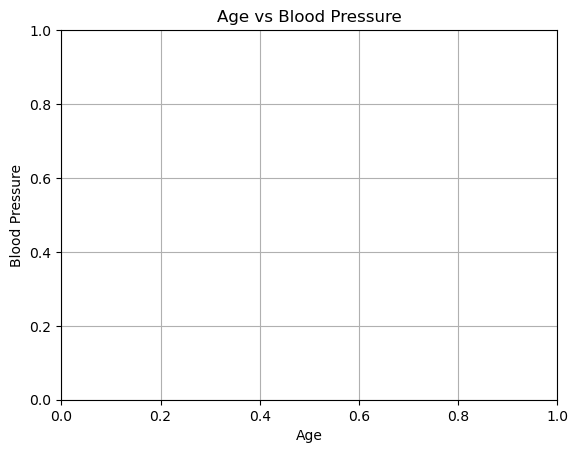
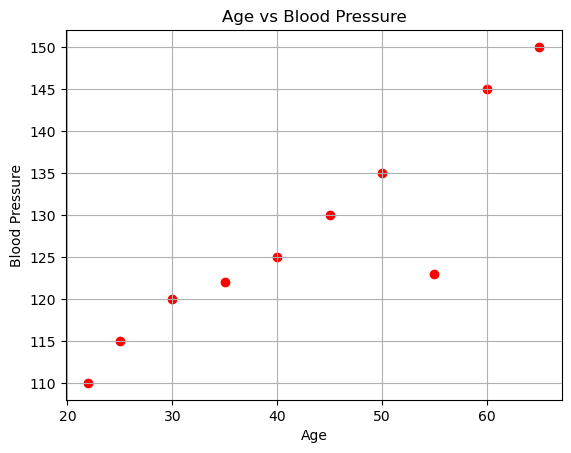
Unified diff of the notebook cell whose output changed from the first chart to the second:
--- before
+++ after
@@ -6,6 +6,7 @@
 
 # plot
-# plt.scatter(age, blood_pressure, color="red")
-
+plt.scatter(age, blood_pressure, color="red")
+# Customizing plots
+colors = ["green" if bp<135 else "red" for bp in blood_pressure]
 plt.title("Age vs Blood Pressure")
 plt.xlabel("Age")

Commit: Update data_visualization.ipynb